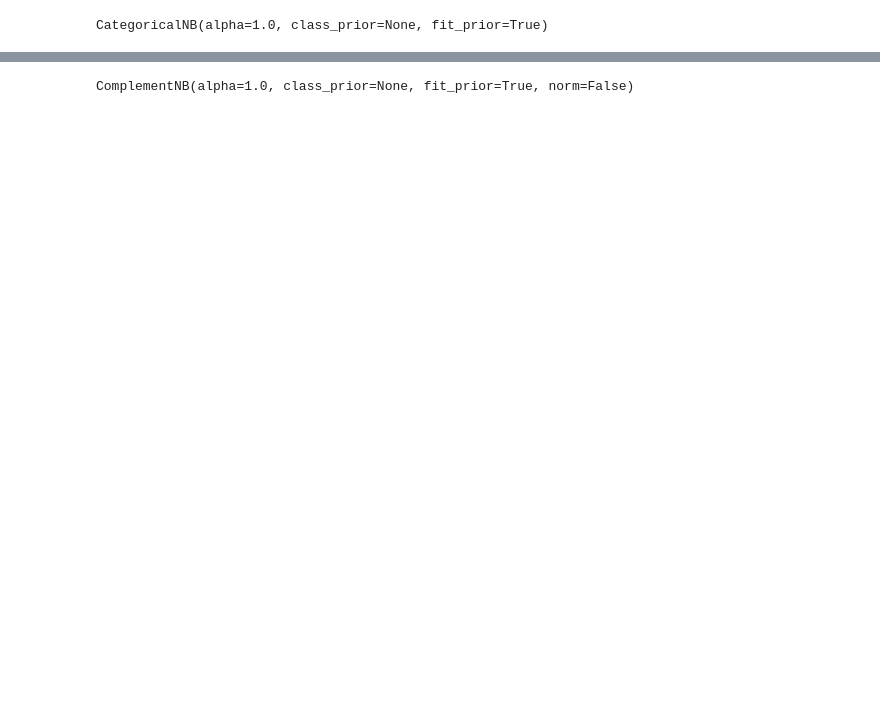
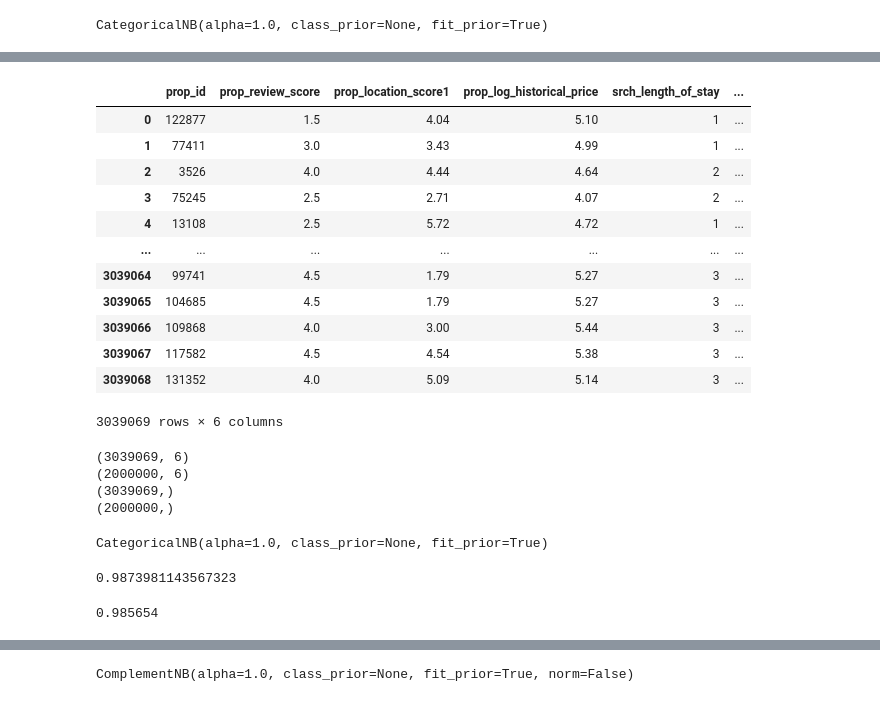
Before and after one commit to minjae705/Hotel_StarRating_Prediction, a Jupyter notebook: NB.ipynb, the cells around one changed output, grey strips where cells are left out. Cells and saved outputs as stored; diff of their text form; code cells hidden in the pictures; blank space fills up the shorter version.

```diff
--- a/NB.ipynb
+++ b/NB.ipynb
@@ -192,0 +268,44 @@ CNB.score(X_test, Y_test)
+# %%
+df_train.iloc[:, [7,9,11,13,17,21]]
+# %% [output]
+|  | prop_id | prop_review_score | prop_location_score1 | prop_log_historical_price | srch_length_of_stay | ... |
+| 0 | 122877 | 1.5 | 4.04 | 5.10 | 1 | ... |
+| 1 | 77411 | 3.0 | 3.43 | 4.99 | 1 | ... |
+| 2 | 3526 | 4.0 | 4.44 | 4.64 | 2 | ... |
+| 3 | 75245 | 2.5 | 2.71 | 4.07 | 2 | ... |
+| 4 | 13108 | 2.5 | 5.72 | 4.72 | 1 | ... |
+| ... | ... | ... | ... | ... | ... | ... |
+| 3039064 | 99741 | 4.5 | 1.79 | 5.27 | 3 | ... |
+| 3039065 | 104685 | 4.5 | 1.79 | 5.27 | 3 | ... |
+| 3039066 | 109868 | 4.0 | 3.00 | 5.44 | 3 | ... |
+| 3039067 | 117582 | 4.5 | 4.54 | 5.38 | 3 | ... |
+| 3039068 | 131352 | 4.0 | 5.09 | 5.14 | 3 | ... |
+3039069 rows × 6 columns
+# %%
+X_train_cat = np.array(df_train.iloc[:, [7,9,11,13,17,21]])
+X_test_cat = np.array(df_test.iloc[:, [7,9,11,13,17,21]])
+Y_train_cat = np.array(df_train.iloc[:, 8])
+Y_train_cat = Y_train_cat.ravel()
+Y_test_cat = np.array(df_test.iloc[:, 8])
+Y_test_cat = Y_test_cat.ravel()
+print(X_train_cat.shape)
+print(X_test_cat.shape)
+print(Y_train_cat.shape)
+print(Y_test_cat.shape)
+# %% [output]
+(3039069, 6)
+(2000000, 6)
+(3039069,)
+(2000000,)
+# %%
+CNB.fit(X_train_cat, Y_train_cat)
+# %% [output]
+CategoricalNB(alpha=1.0, class_prior=None, fit_prior=True)
+# %%
+CNB.score(X_train_cat, Y_train_cat)
+# %% [output]
+0.9873981143567323
+# %%
+CNB.score(X_test_cat, Y_test_cat)
+# %% [output]
+0.985654
```
Also changed, not shown: parts of 21 cells of this notebook.
